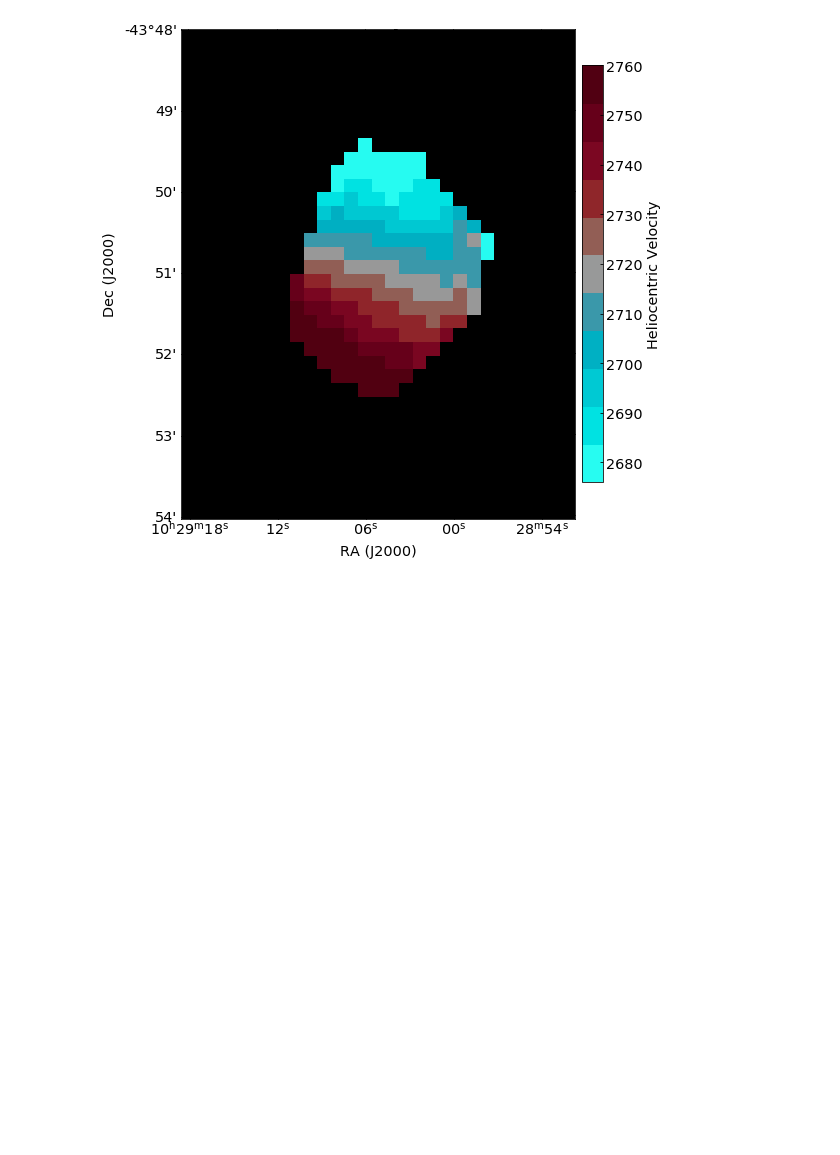
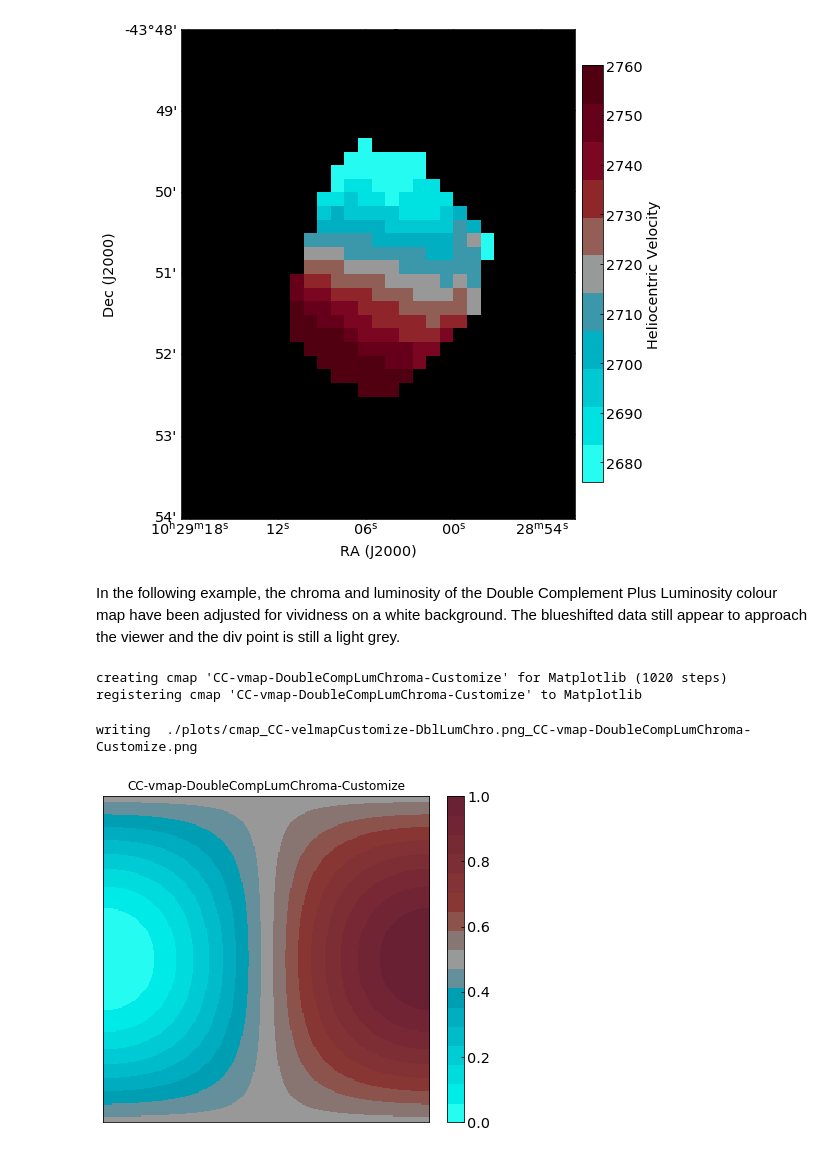
Before and after one commit to mlarichardson/CosmosCanvas, a Jupyter notebook: 3. Plot Velocity Fields.ipynb, the cells around one changed output. Saved outputs shown, nothing was run; the diff lists cells and outputs as text; code cells hidden in the pictures; blank space fills up the shorter version.

Commit message:
Added  def for white background
Developed velocity colour scheme for a white background and implemented this in velmap.py and tutorial #3.

```diff
--- a/3. Plot Velocity Fields.ipynb
+++ b/3. Plot Velocity Fields.ipynb
@@ -257,3 +256,51 @@ WARNING: VerifyWarning: Invalid 'BLANK' keyword in header.  The 'BLANK' keyword
 WARNING: FITSFixedWarning: 'celfix' made the change 'Success'. [astropy.wcs.wcs]
 WARNING: FITSFixedWarning: 'spcfix' made the change 'Changed CTYPE3 from 'FELO-HEL' to 'VOPT-F2W' (VELREF=0)'. [astropy.wcs.wcs]
 [figure]
+# %% [markdown]
+In the following example, the chroma and luminosity of the Double Complement Plus Luminosity colour map have been adjusted for vividness on a white background. The blueshifted data still appear to approach the viewer and the div point is still a light grey.
+# %%
+# Customize the colour map for a white background.
+# This example of the Double Complement Plus Luminosity Map demonstrates how a user can adjust colours and luminosities.
+# Set the colours and their luminosities.
+# Width of the grey segment can also be changed.
+
+# Set the saturation using Chroma values:
+Cval_max =50.
+Cval_mid = 0.
+Cval_4 = 40.
+Cval_min = 35.
+
+# Select Hues, using degrees on the colour wheel:
+Hval_L=190. # Left for lowest data value.  Turquoise.
+Hval_R=10.  # Right for highest data value. Rose.
+Hval_1=210. # cyans
+Hval_2=230.
+Hval_3=40.  # While hue 50 is the complement to 230 it looks too brown so the colour selected is offset.
+Hval_4=30.
+
+# Adjust luminosity:
+Lval_1=61. # This is the default value in velmap.py file.
+Lval_2=55.
+Lval_mid=70.
+Lval_3=55
+Lval_4=35
+Lval_min=25.
+
+# Adjust range for minor axis segment. (Default=0.05; Recommended max = 0.15)
+width=0.05  # This is the segment centred on div that will be grey (chroma = 0)
+
+cmapC = "CC-vmap-DoubleCompLumChroma-Customize"
+
+vmap.create_cmap_chromaVelocity(min_value,max_value,name=cmapC, width=width, Cval_max=Cval_max, Cval_mid=Cval_mid,Cval_min=Cval_min, div=div,
+                          Hval_L=Hval_L,Hval_R=Hval_R,Hval_1=Hval_1,Hval_2=Hval_2,Hval_3=Hval_3,Hval_4=Hval_4,
+                          Lval_mid=Lval_mid,Lval_1=Lval_1,Lval_2=Lval_2,Lval_3=Lval_3, Lval_4=Lval_4,Lval_min=Lval_min,Cval_4=Cval_4 )
+# By default the colourmap is registered to the mpl namespace
+# %% [output]
+creating cmap 'CC-vmap-DoubleCompLumChroma-Customize' for Matplotlib (1020 steps)
+registering cmap 'CC-vmap-DoubleCompLumChroma-Customize' to Matplotlib
+# %%
+# Check the multiple divergent point colour map.
+maps.test_cmaps(names=[cmapC],nsteps=[17],subplots=(1,1),figsize=(15,6),fname=plt_dir+"/cmap_CC-velmapCustomize-DblLumChro.png")
+# %% [output]
+writing  ./plots/cmap_CC-velmapCustomize-DblLumChro.png_CC-vmap-DoubleCompLumChroma-Customize.png
+[figure, added]
```
Also changed, not shown: parts of 4 cells of this notebook, 1 other file.
